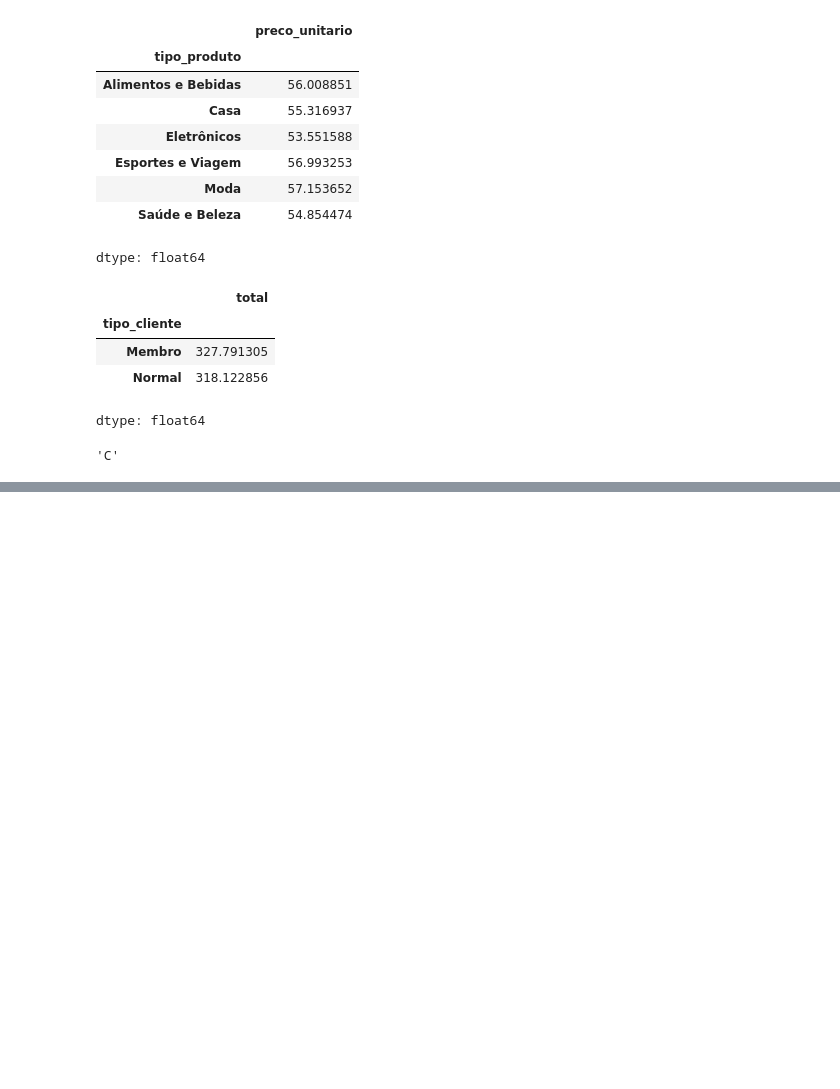
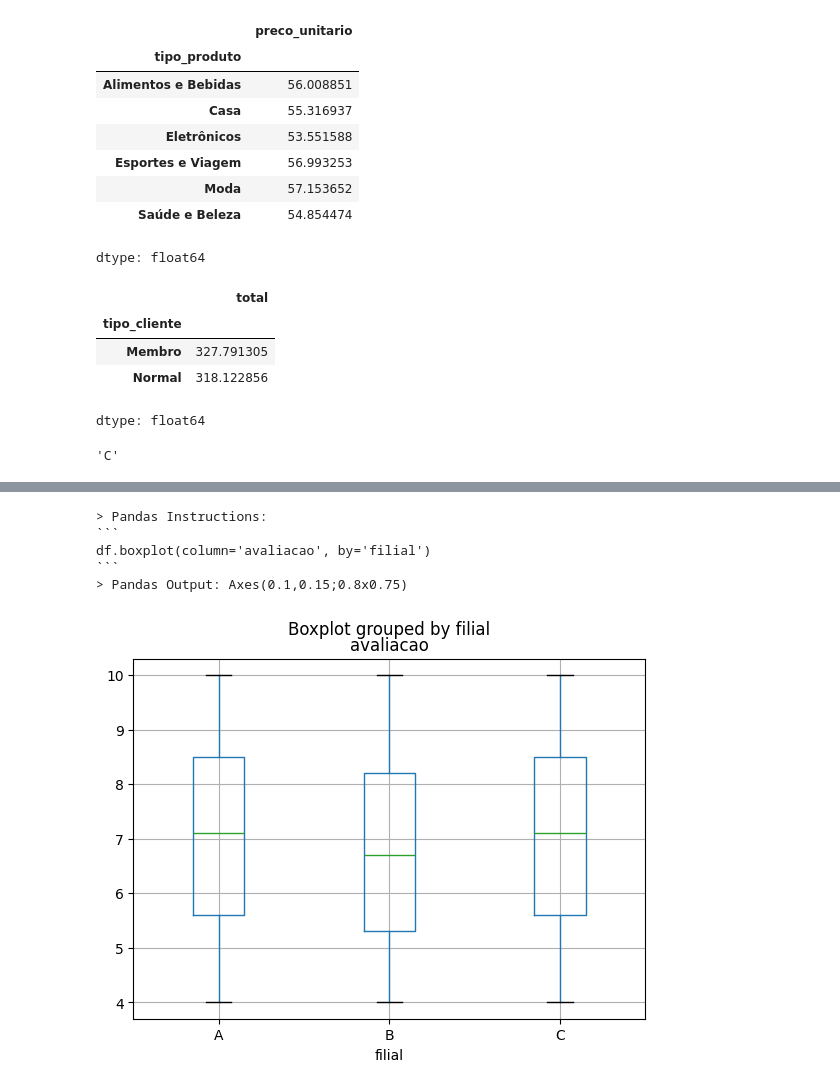
Before and after one commit to klausreitz/cohid, a Jupyter notebook: LLM_EXCEL_QUERY.ipynb, the cells around one changed output, grey strips where cells are left out. Drawn from its saved outputs; the diff is of its cells as text; code cells hidden in the pictures; blank space fills up the shorter version.

````diff
--- a/LLM_EXCEL_QUERY.ipynb
+++ b/LLM_EXCEL_QUERY.ipynb
@@ -147,0 +208,9 @@ do desempenho de cada uma.
+# %%
+response = query_engine.query('Você pode plotar o boxplot das avaliações por filial?')
+# %% [output]
+> Pandas Instructions:
+```
+df.boxplot(column='avaliacao', by='filial')
+```
+> Pandas Output: Axes(0.1,0.15;0.8x0.75)
+[figure, added]
````
Also changed, not shown: parts of 8 cells of this notebook.
